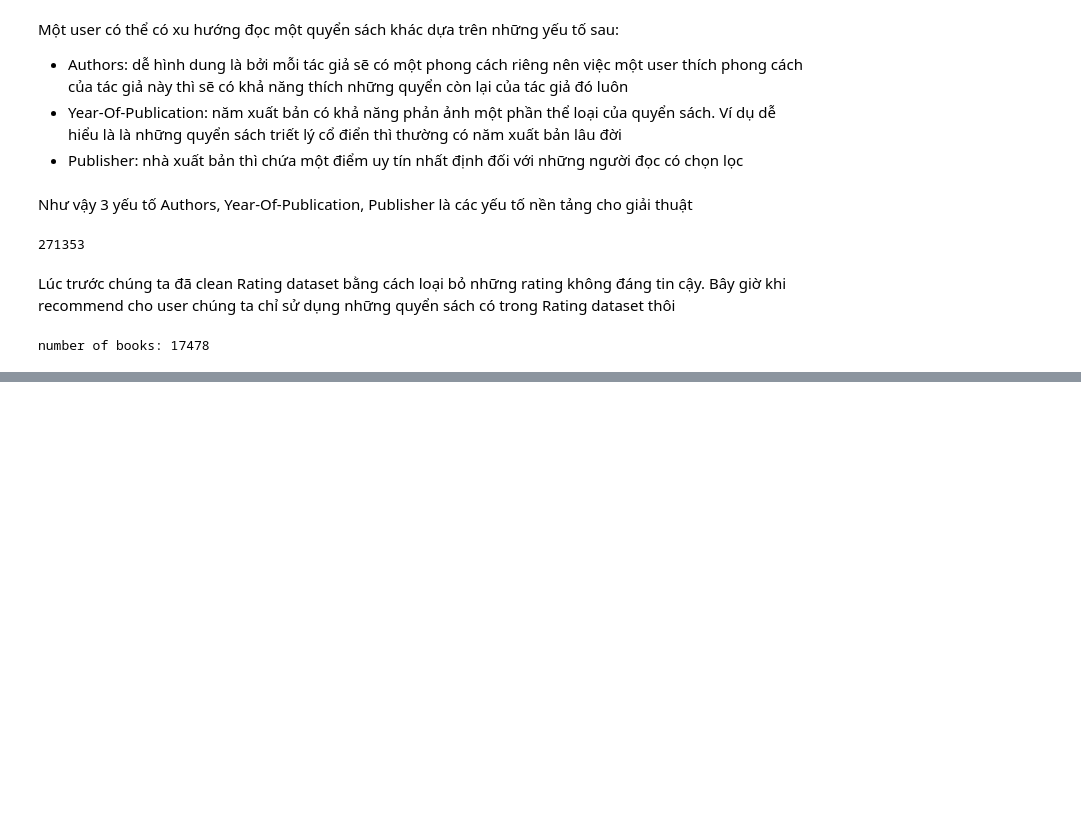
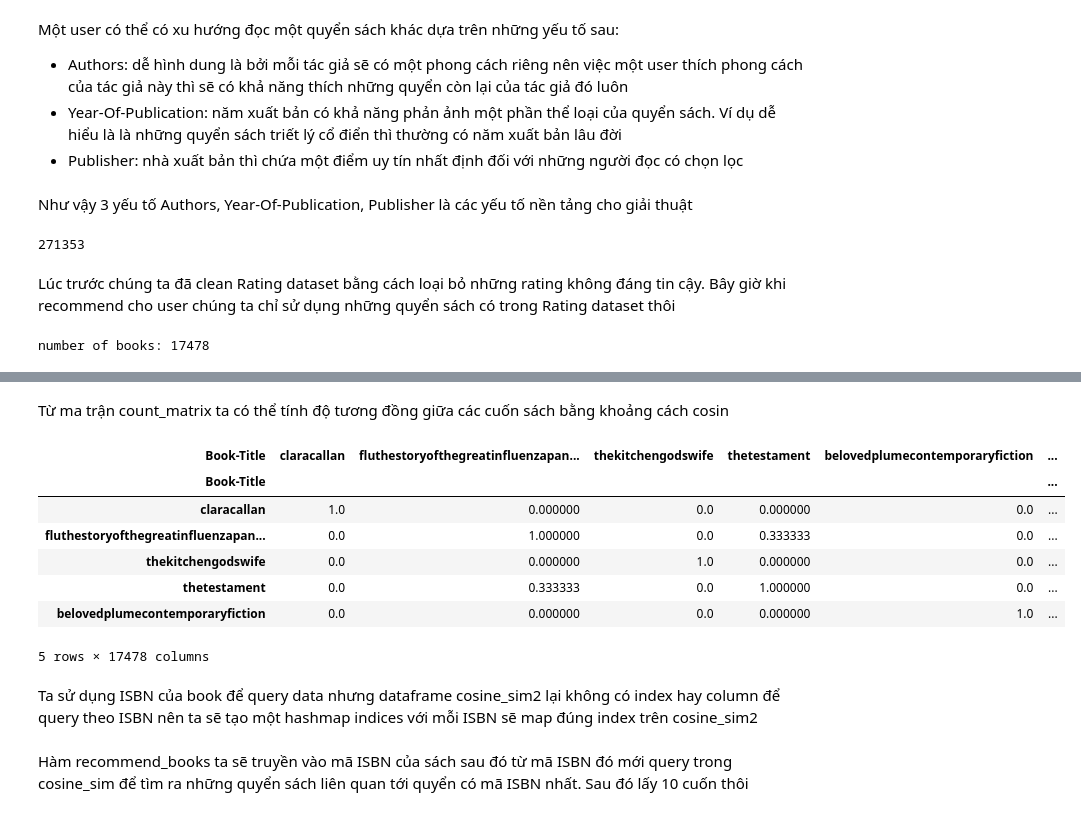
Before and after one commit to kieubaduong/Machine-Learning-self-study, a Jupyter notebook: books_recommendation/content_based_knn.ipynb, the cells around one changed output, grey strips where cells are left out. Cells and saved outputs as stored; diff of their text form; code cells hidden in the pictures; blank space fills up the shorter version.

Commit message:
done content based using cosine similarity

```diff
--- a/books_recommendation/content_based_knn.ipynb
+++ b/books_recommendation/content_based_knn.ipynb
@@ -335,0 +385,25 @@ for feature in features:
+# %% [markdown]
+Từ ma trận count_matrix ta có thể tính độ tương đồng giữa các cuốn sách bằng khoảng cách cosin
+# %%
+from sklearn.metrics.pairwise import cosine_similarity
+
+# Tính độ tương đồng giữa các cuốn sách
+# cosine_sim2 là ma trận chứa độ tương đồng giữa các cuốn sách
+# giá trị cosine_sim2[i][j] là độ tương đồng giữa cuốn sách i và cuốn sách j
+# cosine_sim2[i][j] chạy từ 0 đến 1, 1 là độ tương đồng cao nhất
+cosine_sim2 = cosine_similarity(count_matrix, count_matrix)
+
+# Chuyển ma trận cosine_sim2 thành DataFrame
+cosine_sim2_df = pd.DataFrame(cosine_sim2, index=df_books_preprocess['Book-Title'], columns=df_books_preprocess['Book-Title'])
+cosine_sim2_df.head()
+# %% [output]
+| Book-Title | claracallan | fluthestoryofthegreatinfluenzapan... | thekitchengodswife | thetestament | belovedplumecontemporaryfiction | ... |
+| Book-Title |  |  |  |  |  | ... |
+| claracallan | 1.0 | 0.000000 | 0.0 | 0.000000 | 0.0 | ... |
+| fluthestoryofthegreatinfluenzapan... | 0.0 | 1.000000 | 0.0 | 0.333333 | 0.0 | ... |
+| thekitchengodswife | 0.0 | 0.000000 | 1.0 | 0.000000 | 0.0 | ... |
+| thetestament | 0.0 | 0.333333 | 0.0 | 1.000000 | 0.0 | ... |
+| belovedplumecontemporaryfiction | 0.0 | 0.000000 | 0.0 | 0.000000 | 1.0 | ... |
+5 rows × 17478 columns
+# %% [markdown]
+Ta sử dụng ISBN của book để query data nhưng dataframe cosine_sim2 lại không có index hay column để query theo ISBN nên ta sẽ tạo một hashmap indices với mỗi ISBN sẽ map đúng index trên cosine_sim2
@@ -335,0 +416,2 @@ for feature in features:
+# %% [markdown]
+Hàm recommend_books ta sẽ truyền vào mã ISBN của sách sau đó từ mã ISBN đó mới query trong cosine_sim để tìm ra những quyển sách liên quan tới quyển có mã ISBN nhất. Sau đó lấy 10 cuốn thôi
```
Also changed, not shown: parts of 12 cells of this notebook.
